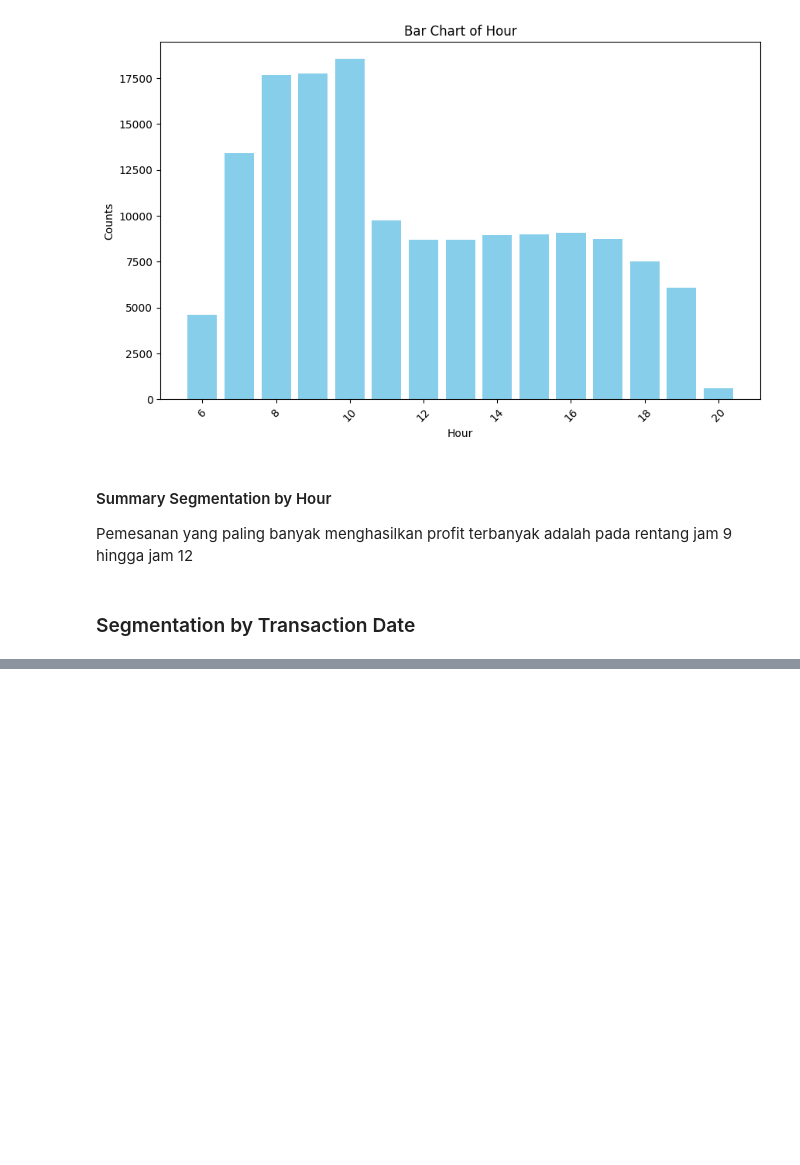
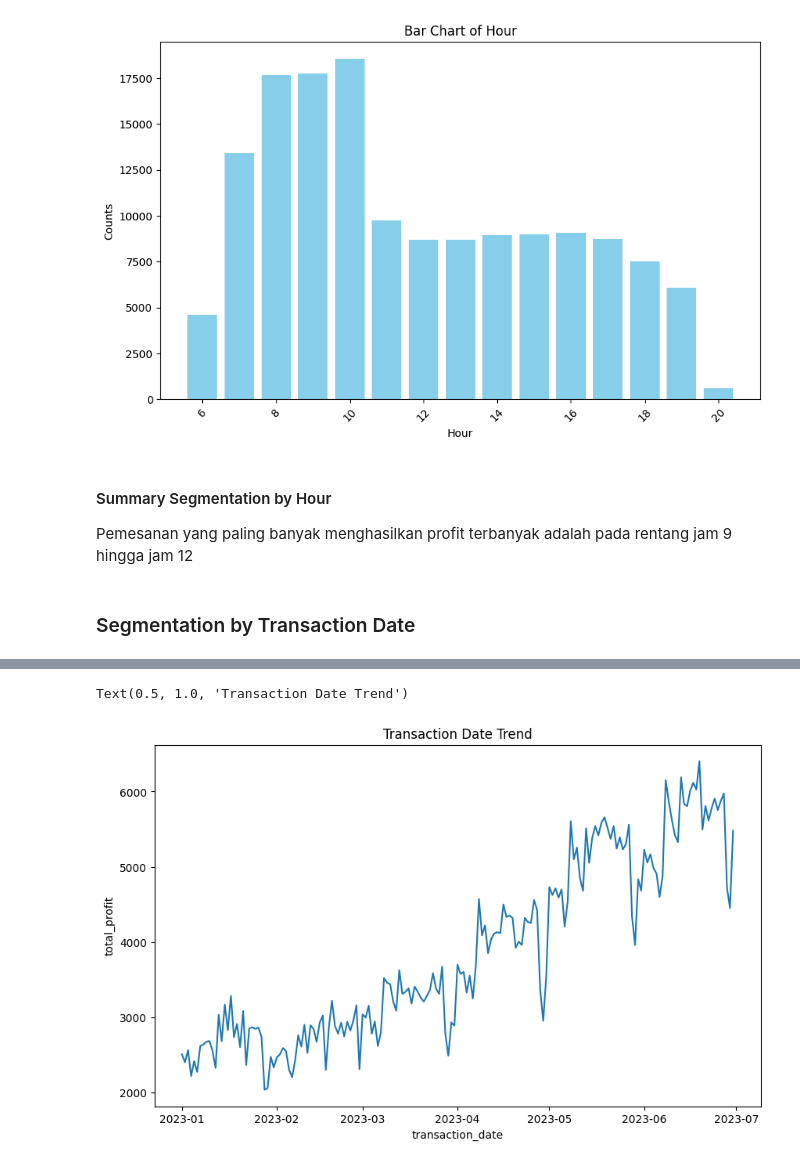
Before and after one commit to Beyoojn/coffeeshop_insightsample, a Jupyter notebook: coffeeshop_insight_using_py.ipynb, the cells around one changed output, grey strips where cells are left out. Drawn from its saved outputs; the diff is of its cells as text; code cells hidden in the pictures; blank space fills up the shorter version.

Commit message:
Add add new trend transaction date for EDA

```diff
--- a/coffeeshop_insight_using_py.ipynb
+++ b/coffeeshop_insight_using_py.ipynb
@@ -490,7 +495,7 @@ Pemesanan yang paling banyak menghasilkan profit terbanyak adalah pada rentang j
 # %% [markdown]
 ### Segmentation by Transaction Date
 # %%
-date_segment = df_mod.groupby([
+date_segment = df.groupby([
     'transaction_date'
 ]).agg({
     'product_category':'count',
@@ -501,0 +519,7 @@ NameError: name 'df_mod' is not defined
+# %%
+plt.figure(figsize=(10, 6))
+sns.lineplot(x='transaction_date', y='total_profit', data=date_segment)
+plt.title('Transaction Date Trend')
+# %% [output]
+Text(0.5, 1.0, 'Transaction Date Trend')
+[figure, added]
```
Also changed, not shown: parts of 5 cells of this notebook.
